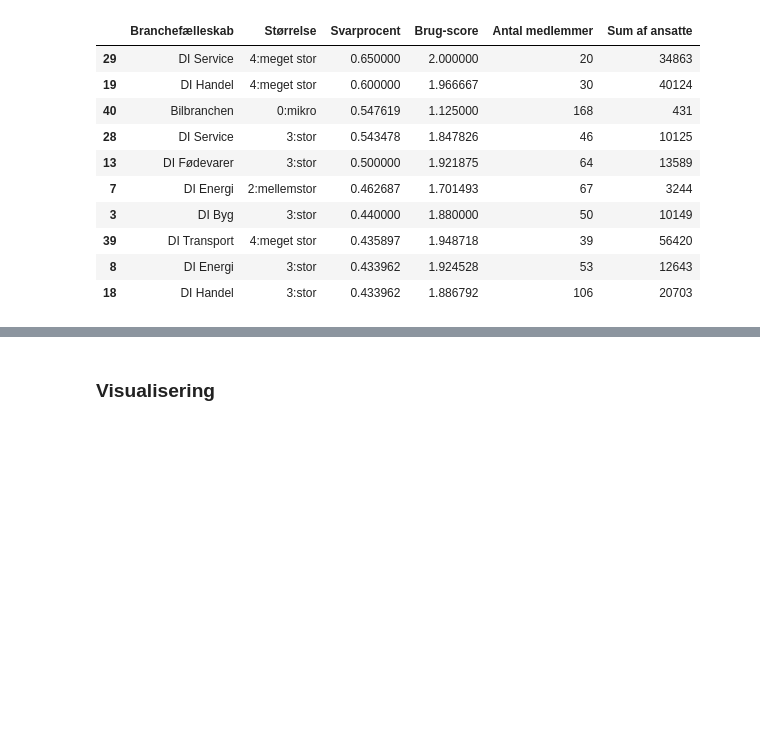
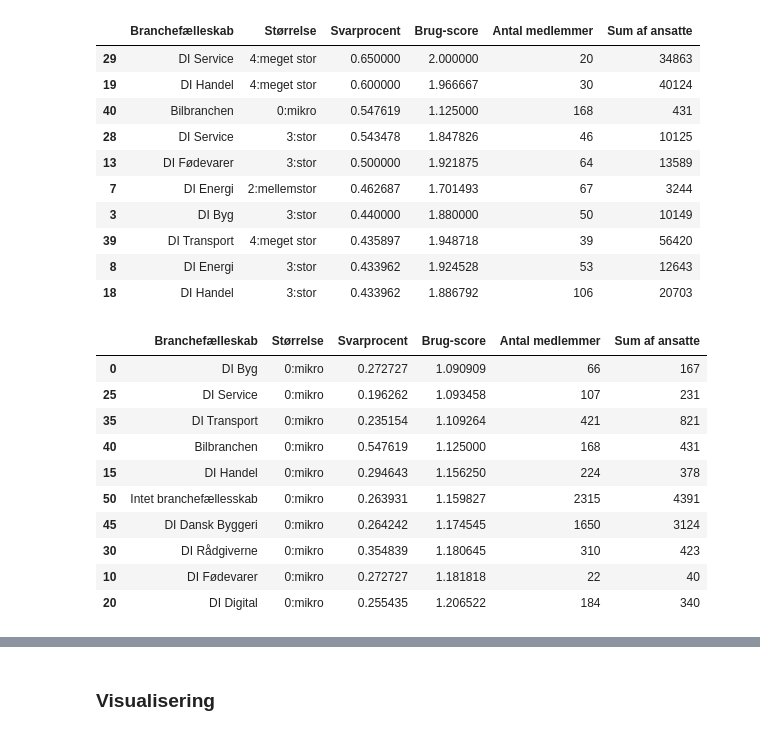
Before and after one commit to AlbertAlsbjerg/DO-case3-Anders-Albert, a Jupyter notebook: Kode-bilag5.ipynb, the cells around one changed output, grey strips where cells are left out. Drawn from its saved outputs; the diff is of its cells as text; code cells hidden in the pictures; blank space fills up the shorter version.

```diff
--- a/Kode-bilag5.ipynb
+++ b/Kode-bilag5.ipynb
@@ -475,3 +475,18 @@ output_df.head(10)
 | 39 | DI Transport | 4:meget stor | 0.435897 | 1.948718 | 39 | 56420 |
 | 8 | DI Energi | 3:stor | 0.433962 | 1.924528 | 53 | 12643 |
 | 18 | DI Handel | 3:stor | 0.433962 | 1.886792 | 106 | 20703 |
+# %%
+output_df = output_df.sort_values(by="Brug-score")
+output_df.head(10)
+# %% [output]
+|  | Branchefælleskab | Størrelse | Svarprocent | Brug-score | Antal medlemmer | Sum af ansatte |
+| 0 | DI Byg | 0:mikro | 0.272727 | 1.090909 | 66 | 167 |
+| 25 | DI Service | 0:mikro | 0.196262 | 1.093458 | 107 | 231 |
+| 35 | DI Transport | 0:mikro | 0.235154 | 1.109264 | 421 | 821 |
+| 40 | Bilbranchen | 0:mikro | 0.547619 | 1.125000 | 168 | 431 |
+| 15 | DI Handel | 0:mikro | 0.294643 | 1.156250 | 224 | 378 |
+| 50 | Intet branchefællesskab | 0:mikro | 0.263931 | 1.159827 | 2315 | 4391 |
+| 45 | DI Dansk Byggeri | 0:mikro | 0.264242 | 1.174545 | 1650 | 3124 |
+| 30 | DI Rådgiverne | 0:mikro | 0.354839 | 1.180645 | 310 | 423 |
+| 10 | DI Fødevarer | 0:mikro | 0.272727 | 1.181818 | 22 | 40 |
+| 20 | DI Digital | 0:mikro | 0.255435 | 1.206522 | 184 | 340 |
```
Also changed, not shown: parts of 1 cell of this notebook.
